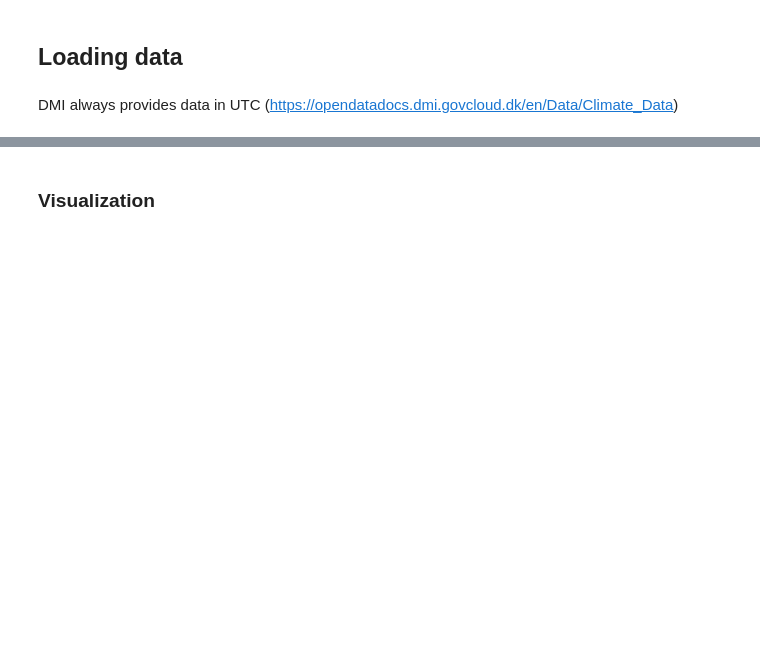
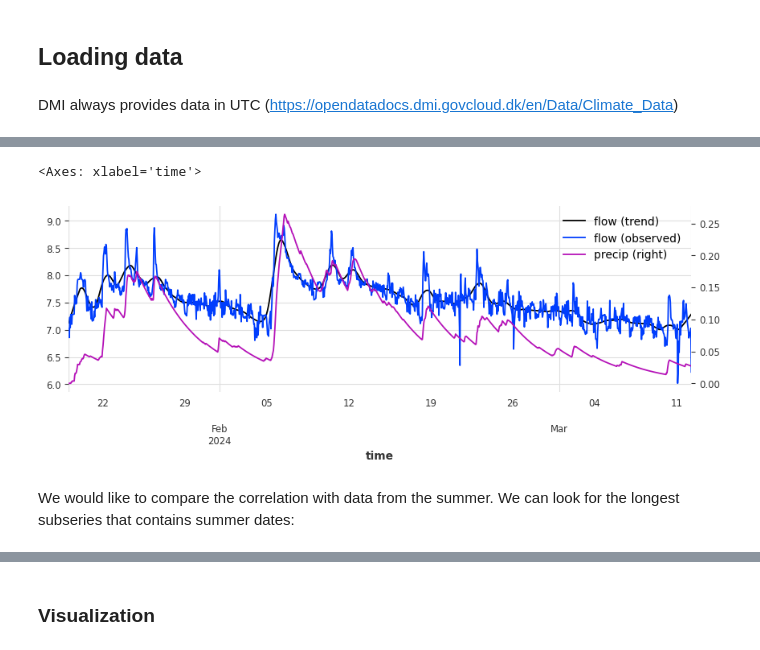
Before and after one commit to DHI/WaterBench-TimeSeries-WWTPINflow, a Jupyter notebook: code/overview.ipynb, the cells around one changed output, grey strips where cells are left out. Drawn from its saved outputs; the diff is of its cells as text; code cells hidden in the pictures; blank space fills up the shorter version.

```diff
--- a/code/overview.ipynb
+++ b/code/overview.ipynb
@@ -69,0 +203,23 @@ horsens.head()
+# %%
+from scipy.optimize import minimize_scalar
+
+
+def f(x: float, ts: TimeSeries, lag: int):
+    time_index = ts.time_index
+    filtered_precip = pd.Series(
+        lp_filter(ts["acc_precip"].values().ravel(), x), index=time_index
+    )
+    x1 = filtered_precip.shift(lag).dropna()
+    x2 = ts["FB20F11_81"].pd_series().loc[x1.index]
+
+    return -np.abs(np.corrcoef(x1.values, x2.values)[0, 1])
+
+
+ts = TimeSeries.from_dataframe(
+    horsens[["FB20F11_81", "acc_precip"]].apply(np.log1p), freq="h"
+).longest_contiguous_slice(mode="any")
+
+
+for lag in [0, 1, 2, 3, 4]:
+    res = minimize_scalar(f, bounds=(1e-5, 0.9999), args=(ts, lag))
+    print(lag, round(res.fun, 3), round(res.x, 3))
@@ -69,0 +233,19 @@ horsens.head()
+# %%
+trend, seasonality = extract_trend_and_seasonality(
+    ts["FB20F11_81"], model=ModelMode.ADDITIVE, method="STL"
+)
+
+fig, ax = plt.subplots(1, 1, figsize=(10, 3))
+pd.DataFrame(
+    {
+        "flow (trend)": trend.values().ravel(),
+        "flow (observed)": ts["FB20F11_81"].values().ravel(),
+        "precip": lp_filter(ts["acc_precip"].values().ravel(), 0.01),
+    },
+    index=ts.time_index,
+).plot(ax=ax, secondary_y="precip")
+# %% [output]
+<Axes: xlabel='time'>
+[figure, added]
+# %% [markdown]
+We would like to compare the correlation with data from the summer. We can look for the longest subseries that contains summer dates:
```
Also changed, not shown: parts of 18 cells of this notebook, 2 other files.
